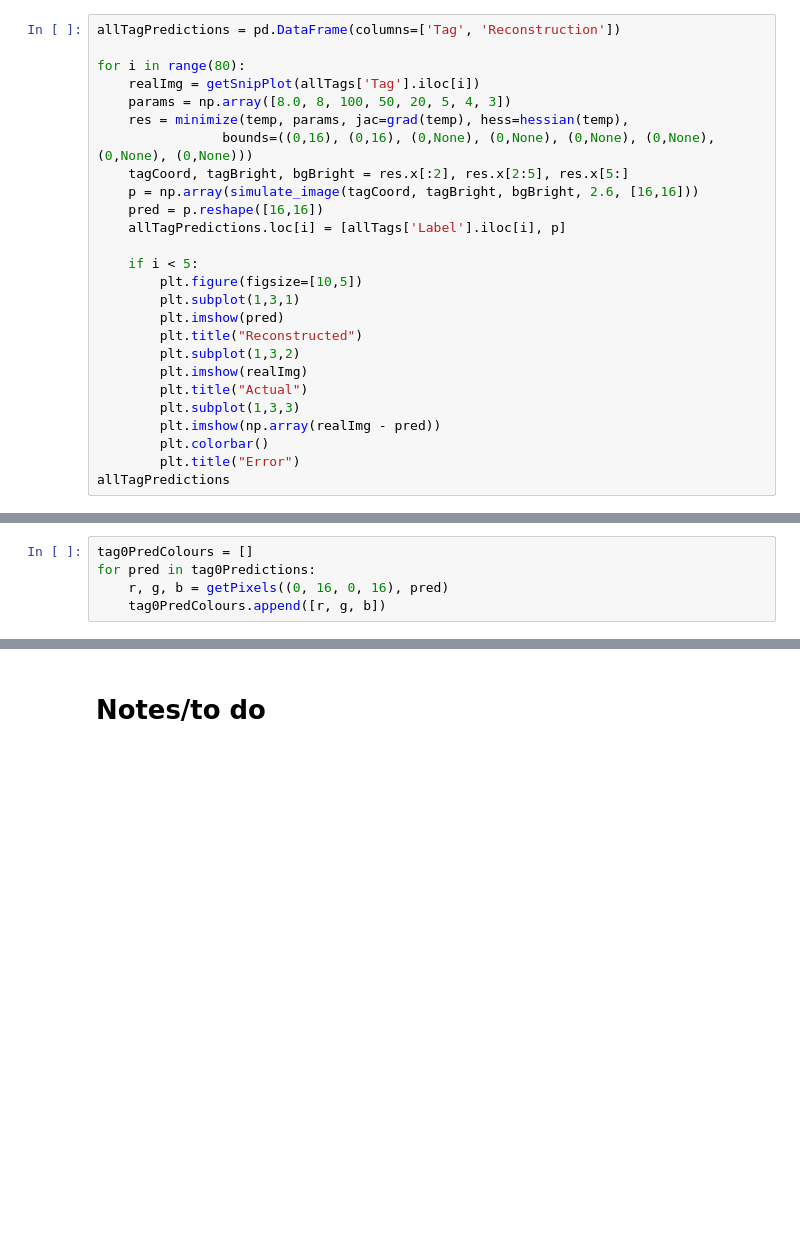
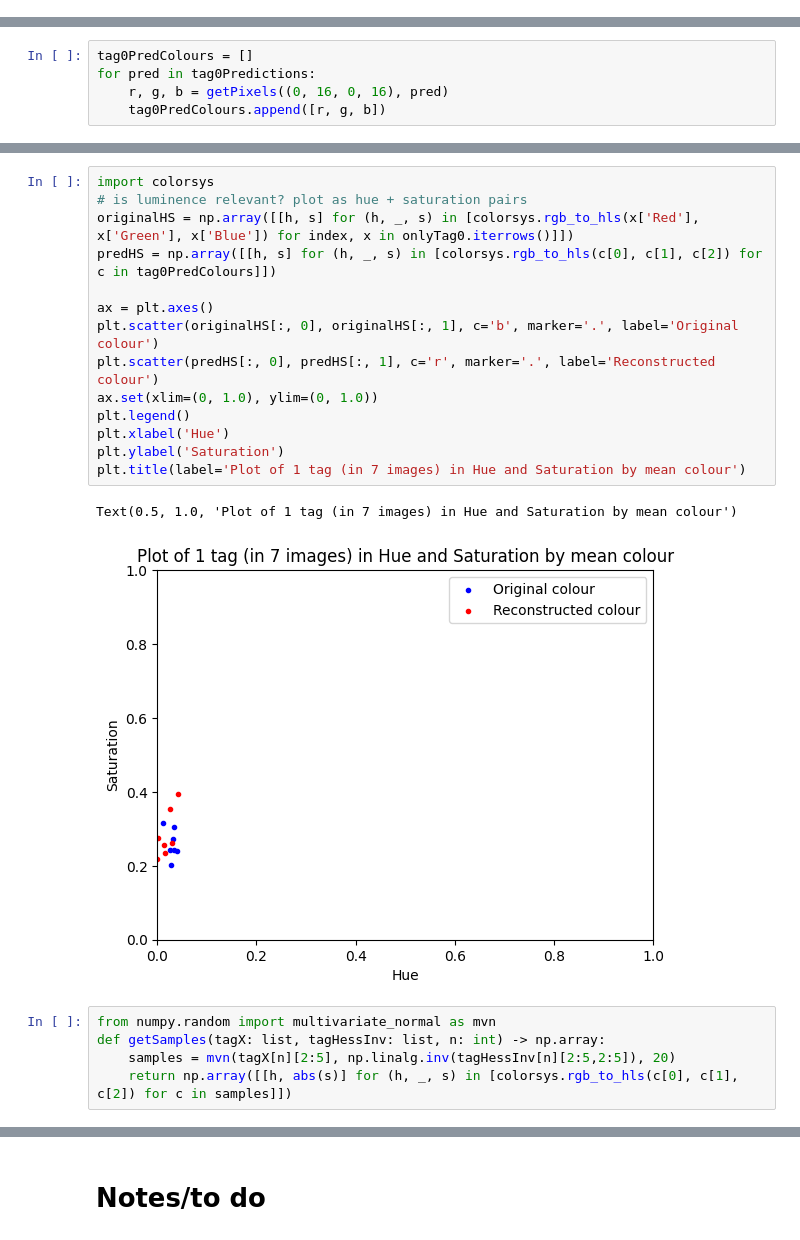
Before and after one commit to acb21kb/bumblebee-tags, a Jupyter notebook: open_files.ipynb, the cells around one changed output, grey strips where cells are left out. Drawn from its saved outputs; the diff is of its cells as text; blank space fills up the shorter version.

```diff
--- a/open_files.ipynb
+++ b/open_files.ipynb
@@ -465,26 +456,0 @@ for i in range(onlyTag0.shape[0]):
-# %%
-allTagPredictions = pd.DataFrame(columns=['Tag', 'Reconstruction'])
-
-for i in range(80):
-    realImg = getSnipPlot(allTags['Tag'].iloc[i])
-    params = np.array([8.0, 8, 100, 50, 20, 5, 4, 3])
-    res = minimize(temp, params, jac=grad(temp), hess=hessian(temp),
-                bounds=((0,16), (0,16), (0,None), (0,None), (0,None), (0,None), (0,None), (0,None)))
-    tagCoord, tagBright, bgBright = res.x[:2], res.x[2:5], res.x[5:]
-    p = np.array(simulate_image(tagCoord, tagBright, bgBright, 2.6, [16,16]))
-    pred = p.reshape([16,16])
-    allTagPredictions.loc[i] = [allTags['Label'].iloc[i], p]
-
-    if i < 5:
-        plt.figure(figsize=[10,5])
-        plt.subplot(1,3,1)
-        plt.imshow(pred)
-        plt.title("Reconstructed")
-        plt.subplot(1,3,2)
-        plt.imshow(realImg)
-        plt.title("Actual")
-        plt.subplot(1,3,3)
-        plt.imshow(np.array(realImg - pred))
-        plt.colorbar()
-        plt.title("Error")
-allTagPredictions
@@ -588,2 +510,24 @@ plotHeatmap2(originalTuple, predTuple, label, label2, scale)
 # %% [output]
 [figure]
+# %%
+import colorsys
+# is luminence relevant? plot as hue + saturation pairs
+originalHS = np.array([[h, s] for (h, _, s) in [colorsys.rgb_to_hls(x['Red'], x['Green'], x['Blue']) for index, x in onlyTag0.iterrows()]])
+predHS = np.array([[h, s] for (h, _, s) in [colorsys.rgb_to_hls(c[0], c[1], c[2]) for c in tag0PredColours]])
+
+ax = plt.axes()
+plt.scatter(originalHS[:, 0], originalHS[:, 1], c='b', marker='.', label='Original colour')
+plt.scatter(predHS[:, 0], predHS[:, 1], c='r', marker='.', label='Reconstructed colour')
+ax.set(xlim=(0, 1.0), ylim=(0, 1.0))
+plt.legend()
+plt.xlabel('Hue')
+plt.ylabel('Saturation')
+plt.title(label='Plot of 1 tag (in 7 images) in Hue and Saturation by mean colour')
+# %% [output]
+Text(0.5, 1.0, 'Plot of 1 tag (in 7 images) in Hue and Saturation by mean colour')
+[figure, added]
+# %%
+from numpy.random import multivariate_normal as mvn
+def getSamples(tagX: list, tagHessInv: list, n: int) -> np.array:
+    samples = mvn(tagX[n][2:5], np.linalg.inv(tagHessInv[n][2:5,2:5]), 20)
+    return np.array([[h, abs(s)] for (h, _, s) in [colorsys.rgb_to_hls(c[0], c[1], c[2]) for c in samples]])
```
Also changed, not shown: parts of 24 cells of this notebook.
